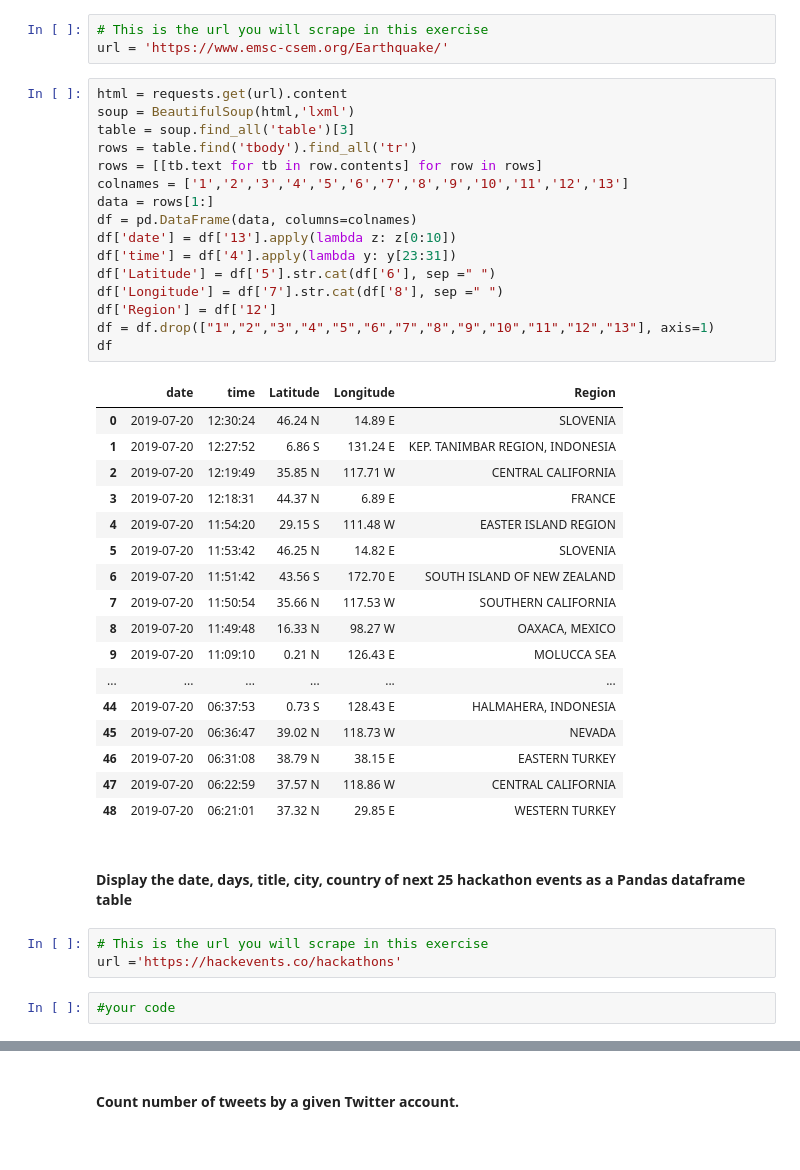
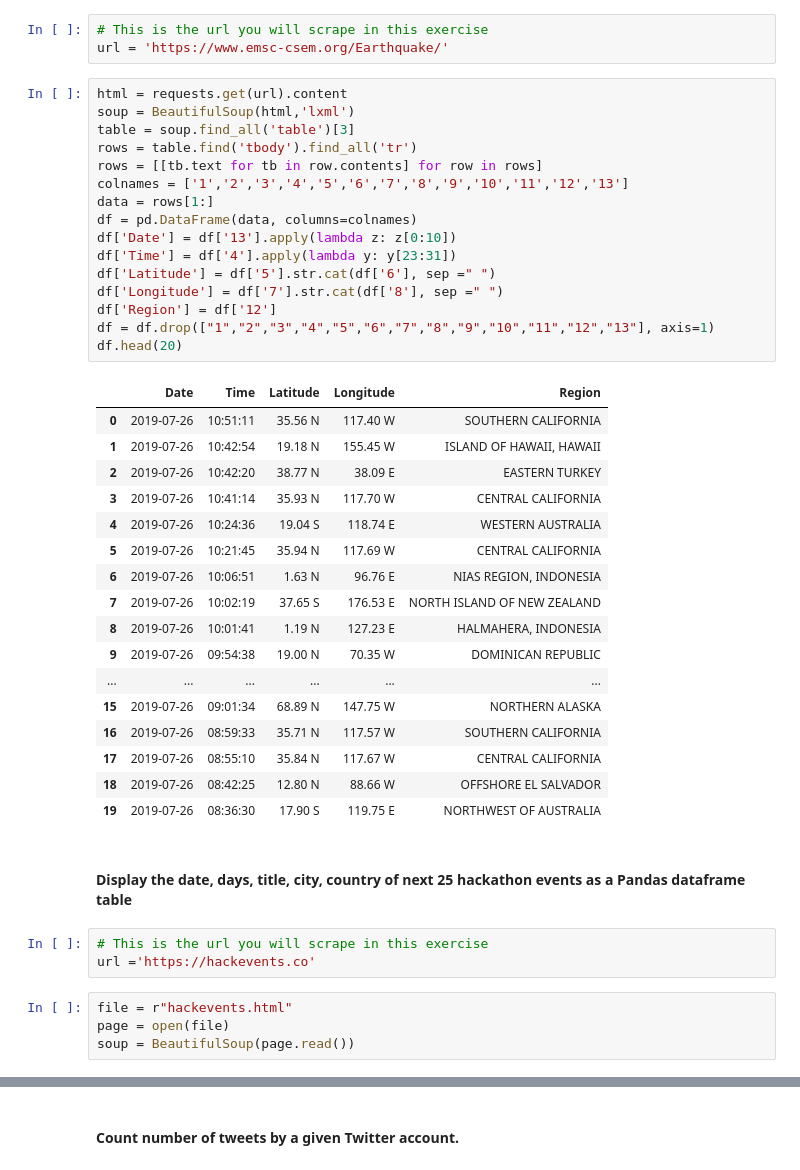
Before and after one commit to alinedebenath/ironhack-datalabs-dataparis0619-pt, a Jupyter notebook: module-1/lab-web-scraping/your-code/main.ipynb, the cells around one changed output, grey strips where cells are left out. Drawn from its saved outputs; the diff is of its cells as text.

```diff
--- a/module-1/lab-web-scraping/your-code/main.ipynb
+++ b/module-1/lab-web-scraping/your-code/main.ipynb
@@ -265,41 +278,43 @@ url = 'https://www.emsc-csem.org/Earthquake/'
 # %%
 html = requests.get(url).content
 soup = BeautifulSoup(html,'lxml')
 table = soup.find_all('table')[3]
 rows = table.find('tbody').find_all('tr')
 rows = [[tb.text for tb in row.contents] for row in rows]
 colnames = ['1','2','3','4','5','6','7','8','9','10','11','12','13']
 data = rows[1:]
 df = pd.DataFrame(data, columns=colnames)
-df['date'] = df['13'].apply(lambda z: z[0:10])
-df['time'] = df['4'].apply(lambda y: y[23:31])
+df['Date'] = df['13'].apply(lambda z: z[0:10])
+df['Time'] = df['4'].apply(lambda y: y[23:31])
 df['Latitude'] = df['5'].str.cat(df['6'], sep =" ")
 df['Longitude'] = df['7'].str.cat(df['8'], sep =" ")
 df['Region'] = df['12']
 df = df.drop(["1","2","3","4","5","6","7","8","9","10","11","12","13"], axis=1)
-df
+df.head(20)
 # %% [output]
-|  | date | time | Latitude | Longitude | Region |
-| 0 | 2019-07-20 | 12:30:24 | 46.24 N | 14.89 E | SLOVENIA |
-| 1 | 2019-07-20 | 12:27:52 | 6.86 S | 131.24 E | KEP. TANIMBAR REGION, INDONESIA |
-| 2 | 2019-07-20 | 12:19:49 | 35.85 N | 117.71 W | CENTRAL CALIFORNIA |
-| 3 | 2019-07-20 | 12:18:31 | 44.37 N | 6.89 E | FRANCE |
-| 4 | 2019-07-20 | 11:54:20 | 29.15 S | 111.48 W | EASTER ISLAND REGION |
-| 5 | 2019-07-20 | 11:53:42 | 46.25 N | 14.82 E | SLOVENIA |
-| 6 | 2019-07-20 | 11:51:42 | 43.56 S | 172.70 E | SOUTH ISLAND OF NEW ZEALAND |
-| 7 | 2019-07-20 | 11:50:54 | 35.66 N | 117.53 W | SOUTHERN CALIFORNIA |
-| 8 | 2019-07-20 | 11:49:48 | 16.33 N | 98.27 W | OAXACA, MEXICO |
-| 9 | 2019-07-20 | 11:09:10 | 0.21 N | 126.43 E | MOLUCCA SEA |
+|  | Date | Time | Latitude | Longitude | Region |
+| 0 | 2019-07-26 | 10:51:11 | 35.56 N | 117.40 W | SOUTHERN CALIFORNIA |
+| 1 | 2019-07-26 | 10:42:54 | 19.18 N | 155.45 W | ISLAND OF HAWAII, HAWAII |
+| 2 | 2019-07-26 | 10:42:20 | 38.77 N | 38.09 E | EASTERN TURKEY |
+| 3 | 2019-07-26 | 10:41:14 | 35.93 N | 117.70 W | CENTRAL CALIFORNIA |
+| 4 | 2019-07-26 | 10:24:36 | 19.04 S | 118.74 E | WESTERN AUSTRALIA |
+| 5 | 2019-07-26 | 10:21:45 | 35.94 N | 117.69 W | CENTRAL CALIFORNIA |
+| 6 | 2019-07-26 | 10:06:51 | 1.63 N | 96.76 E | NIAS REGION, INDONESIA |
+| 7 | 2019-07-26 | 10:02:19 | 37.65 S | 176.53 E | NORTH ISLAND OF NEW ZEALAND |
+| 8 | 2019-07-26 | 10:01:41 | 1.19 N | 127.23 E | HALMAHERA, INDONESIA |
+| 9 | 2019-07-26 | 09:54:38 | 19.00 N | 70.35 W | DOMINICAN REPUBLIC |
 | ... | ... | ... | ... | ... | ... |
-| 44 | 2019-07-20 | 06:37:53 | 0.73 S | 128.43 E | HALMAHERA, INDONESIA |
-| 45 | 2019-07-20 | 06:36:47 | 39.02 N | 118.73 W | NEVADA |
-| 46 | 2019-07-20 | 06:31:08 | 38.79 N | 38.15 E | EASTERN TURKEY |
-| 47 | 2019-07-20 | 06:22:59 | 37.57 N | 118.86 W | CENTRAL CALIFORNIA |
-| 48 | 2019-07-20 | 06:21:01 | 37.32 N | 29.85 E | WESTERN TURKEY |
+| 15 | 2019-07-26 | 09:01:34 | 68.89 N | 147.75 W | NORTHERN ALASKA |
+| 16 | 2019-07-26 | 08:59:33 | 35.71 N | 117.57 W | SOUTHERN CALIFORNIA |
+| 17 | 2019-07-26 | 08:55:10 | 35.84 N | 117.67 W | CENTRAL CALIFORNIA |
+| 18 | 2019-07-26 | 08:42:25 | 12.80 N | 88.66 W | OFFSHORE EL SALVADOR |
+| 19 | 2019-07-26 | 08:36:30 | 17.90 S | 119.75 E | NORTHWEST OF AUSTRALIA |
 # %% [markdown]
 #### Display the date, days, title, city, country of next 25 hackathon events as a Pandas dataframe table
 # %%
 # This is the url you will scrape in this exercise
-url ='https://hackevents.co/hackathons'
+url ='https://hackevents.co'
-# %%
-#your code
+# %%
+file = r"hackevents.html"
+page = open(file)
+soup = BeautifulSoup(page.read())
```
Also changed, not shown: parts of 29 cells of this notebook, 1 other file.
